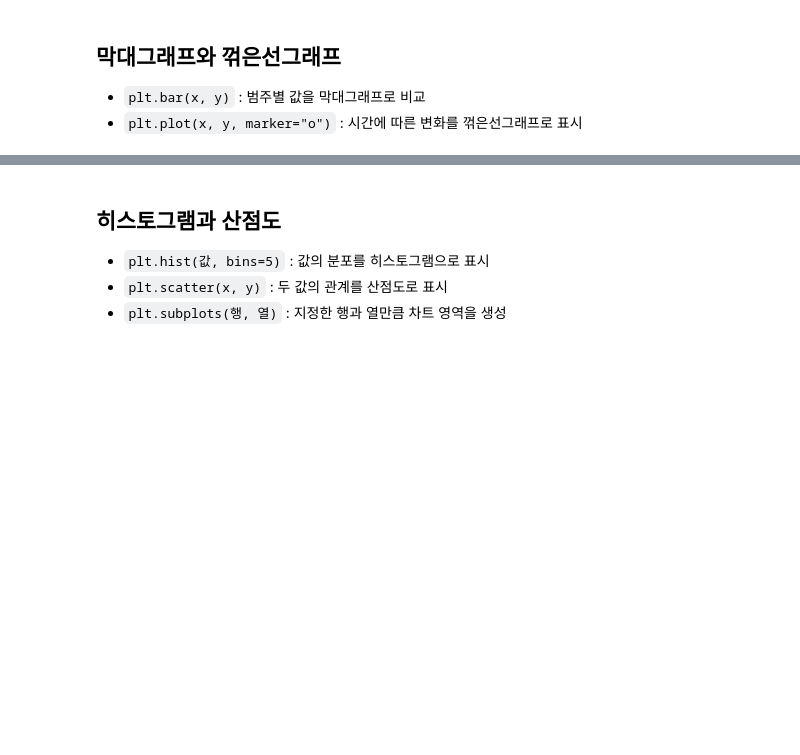
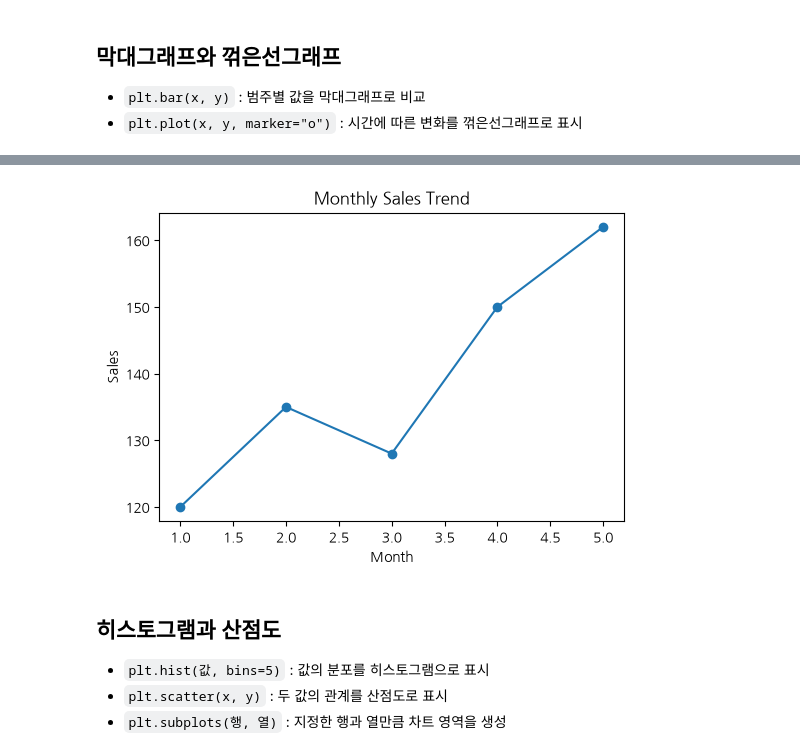
Before and after one commit to ho0829-ui/ssafy-ai, a Jupyter notebook: 00_ai/Day02/배포용/라이브실습/라이브3_실습_빈칸.ipynb, the cells around one changed output, grey strips where cells are left out. Cells and saved outputs as stored; diff of their text form; code cells hidden in the pictures; blank space fills up the shorter version.

```diff
--- a/00_ai/Day02/배포용/라이브실습/라이브3_실습_빈칸.ipynb
+++ b/00_ai/Day02/배포용/라이브실습/라이브3_실습_빈칸.ipynb
@@ -74,14 +100,16 @@ plt.show()
 # %%
 월별매출 = [120, 135, 128, 150, 162]   # 1월부터 5월까지 (가상)
 
 plt.figure(figsize=(6, 4))
 # 1부터 5까지의 월을 x축으로 만들어 보세요
-개월 = None                          # range(1, 6)
+개월 = range(1, 6)                          # range(1, 6)
 plt.plot(개월, 월별매출, marker="o")
 plt.title(L("월별 매출 추이", "Monthly Sales Trend"))
 plt.xlabel(L("월", "Month"))
 plt.ylabel(L("매출", "Sales"))
 plt.show()
+# %% [output]
+[figure, added]
 # %% [markdown]
 ## 히스토그램과 산점도
 
```
Also changed, not shown: parts of 10 cells of this notebook, 1 other file.
